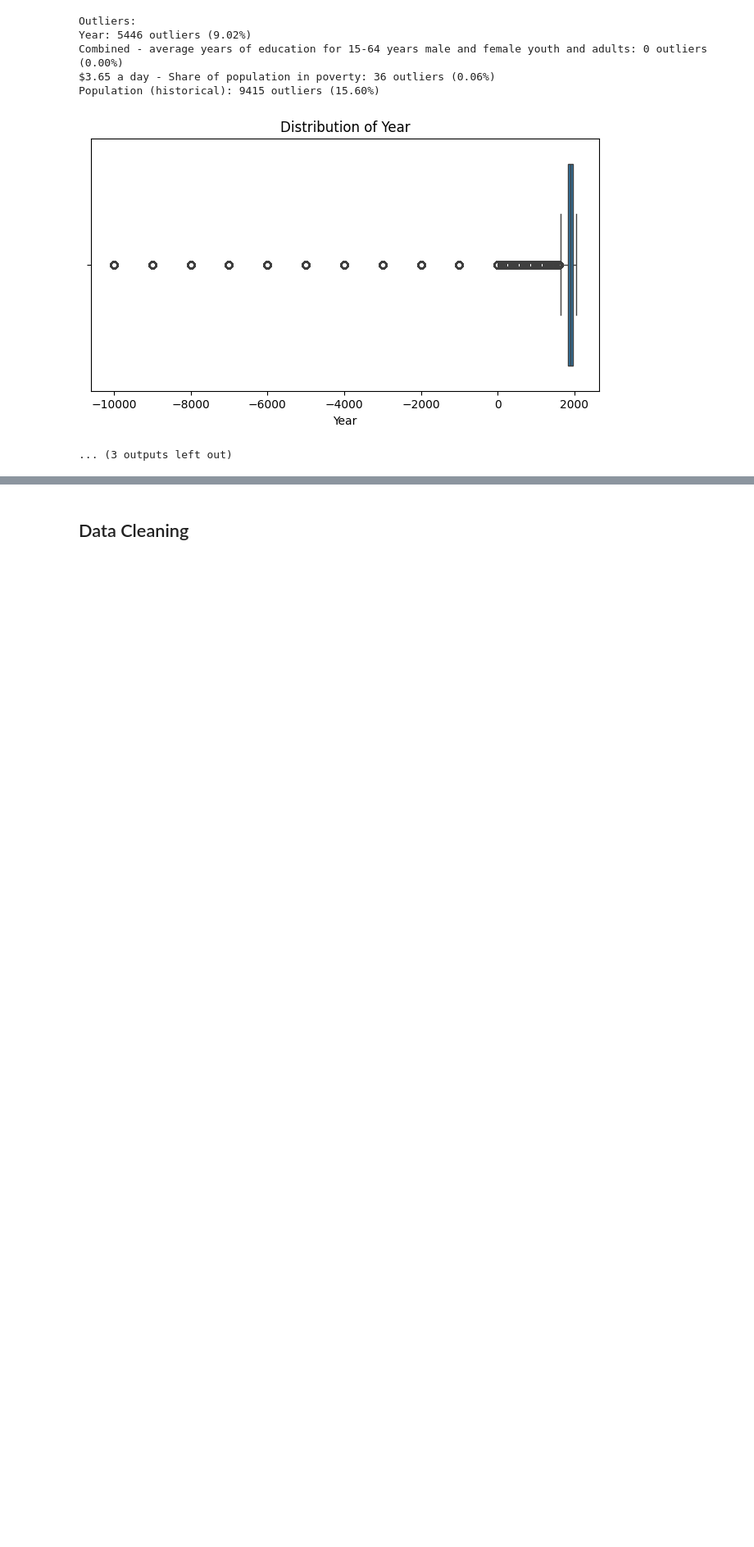
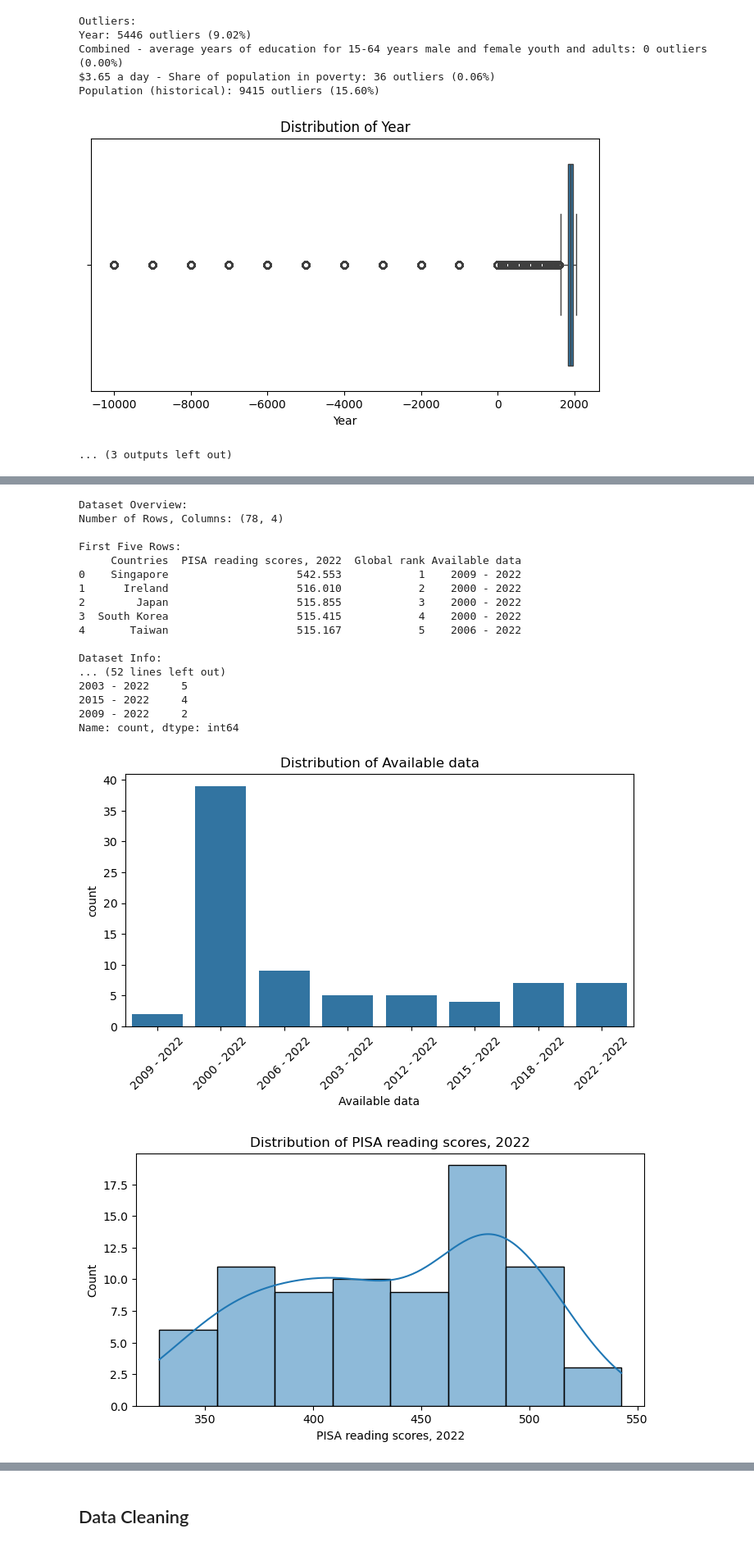
Before and after one commit to NerbFox/Data-Visualization, a Jupyter notebook: notebook/Notebook Tubes 2.ipynb, the cells around one changed output, grey strips where cells are left out. Shown at 82% size. Cells and saved outputs as stored; diff of their text form; code cells hidden in the pictures; blank space fills up the shorter version.

```diff
--- a/notebook/Notebook Tubes 2.ipynb
+++ b/notebook/Notebook Tubes 2.ipynb
@@ -380,0 +401,22 @@ Population (historical): 9415 outliers (15.60%)
+# %%
+eda(df_pisa_reading, full=True)
+# %% [output]
+Dataset Overview:
+Number of Rows, Columns: (78, 4)
+
+First Five Rows:
+     Countries  PISA reading scores, 2022  Global rank Available data
+0    Singapore                    542.553            1    2009 - 2022
+1      Ireland                    516.010            2    2000 - 2022
+2        Japan                    515.855            3    2000 - 2022
+3  South Korea                    515.415            4    2000 - 2022
+4       Taiwan                    515.167            5    2006 - 2022
+
+Dataset Info:
+... (52 lines left out)
+2003 - 2022     5
+2015 - 2022     4
+2009 - 2022     2
+Name: count, dtype: int64
+[figure, added]
+[figure, added]
```
Also changed, not shown: parts of 12 cells of this notebook, 11 other files.
